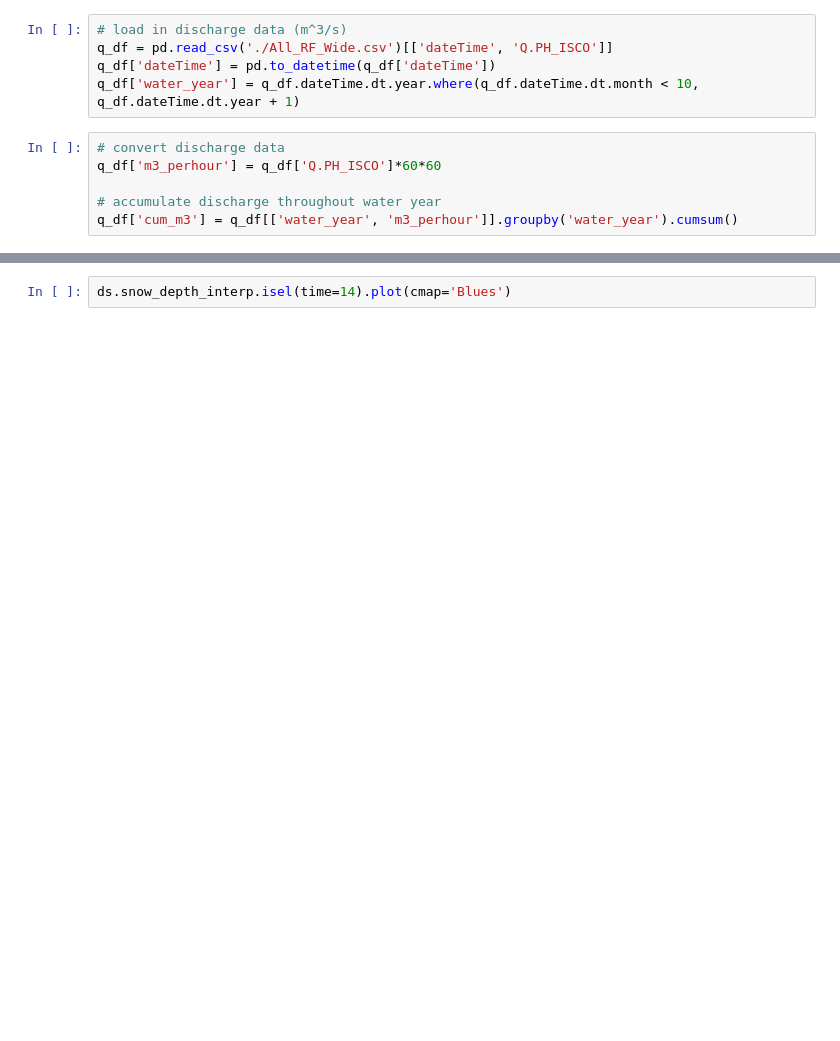
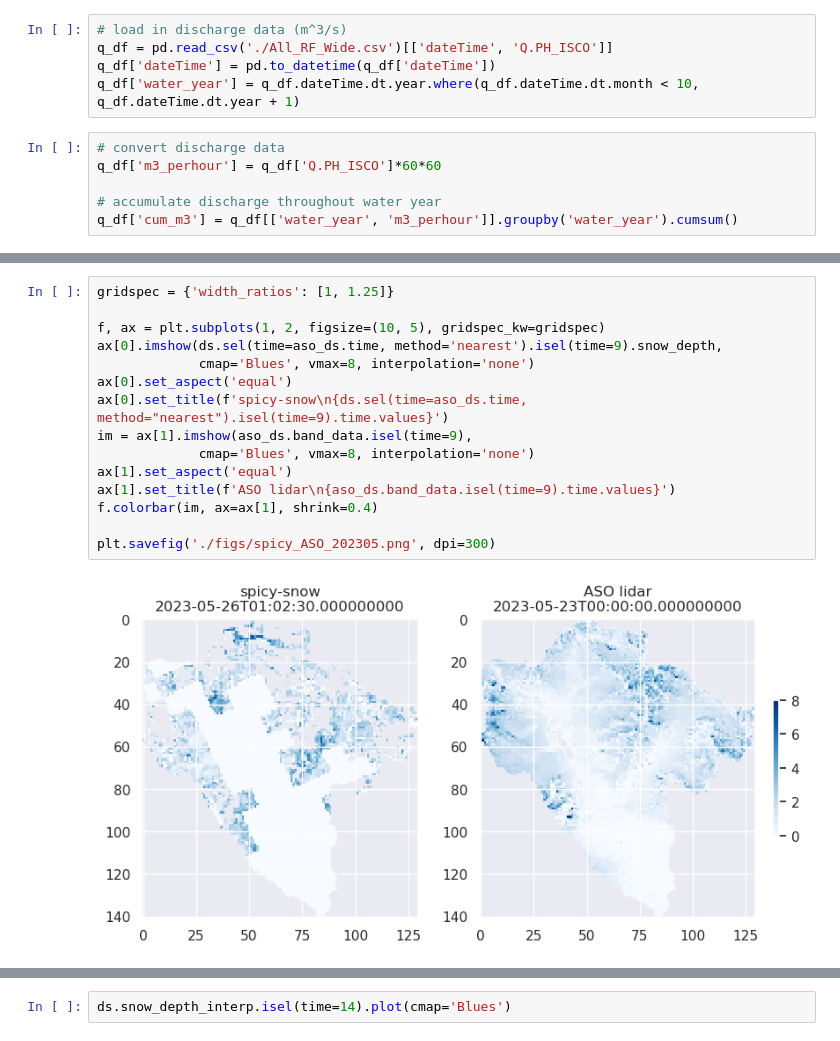
Before and after one commit to SnowEx/spicy-snow, a Jupyter notebook: contrib/brencher/future_work/analysis.ipynb, the cells around one changed output, grey strips where cells are left out. Saved outputs shown, nothing was run; the diff lists cells and outputs as text; blank space fills up the shorter version.

```diff
--- a/contrib/brencher/future_work/analysis.ipynb
+++ b/contrib/brencher/future_work/analysis.ipynb
@@ -130,0 +259,17 @@ ds.wet_snow.sum(dim=['x', 'y']).plot()
+# %%
+gridspec = {'width_ratios': [1, 1.25]}
+
+f, ax = plt.subplots(1, 2, figsize=(10, 5), gridspec_kw=gridspec)
+ax[0].imshow(ds.sel(time=aso_ds.time, method='nearest').isel(time=9).snow_depth,
+             cmap='Blues', vmax=8, interpolation='none')
+ax[0].set_aspect('equal')
+ax[0].set_title(f'spicy-snow\n{ds.sel(time=aso_ds.time, method="nearest").isel(time=9).time.values}')
+im = ax[1].imshow(aso_ds.band_data.isel(time=9),
+             cmap='Blues', vmax=8, interpolation='none')
+ax[1].set_aspect('equal')
+ax[1].set_title(f'ASO lidar\n{aso_ds.band_data.isel(time=9).time.values}')
+f.colorbar(im, ax=ax[1], shrink=0.4)
+
+plt.savefig('./figs/spicy_ASO_202305.png', dpi=300)
+# %% [output]
+[figure, added]
```
Also changed, not shown: parts of 17 cells of this notebook.
